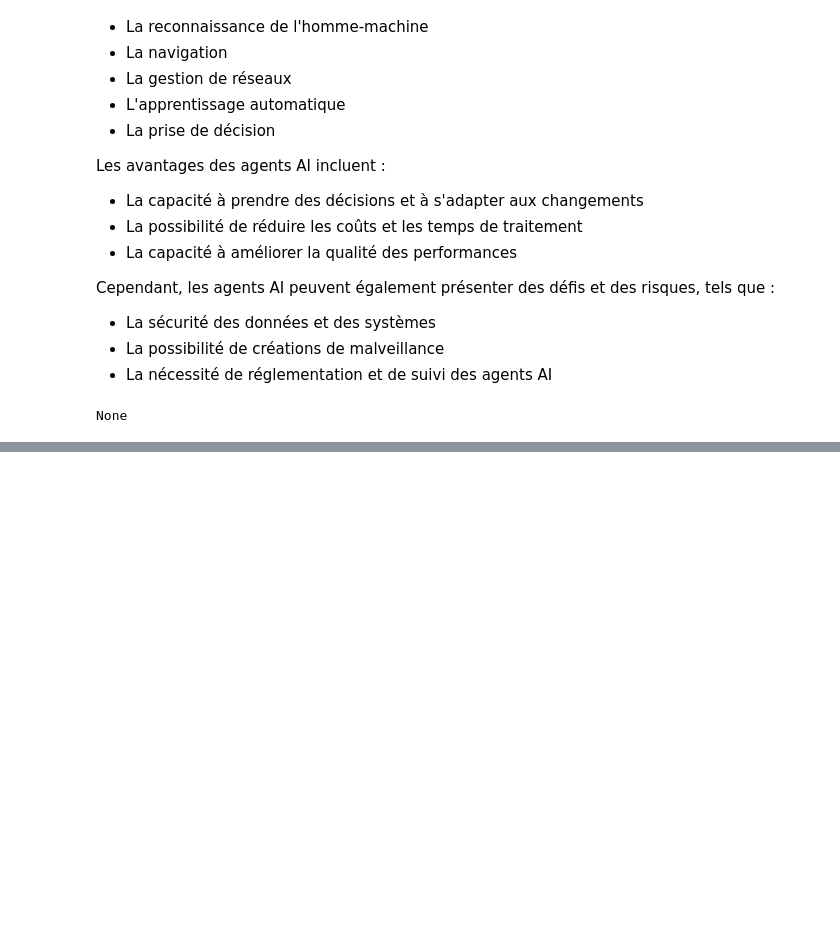
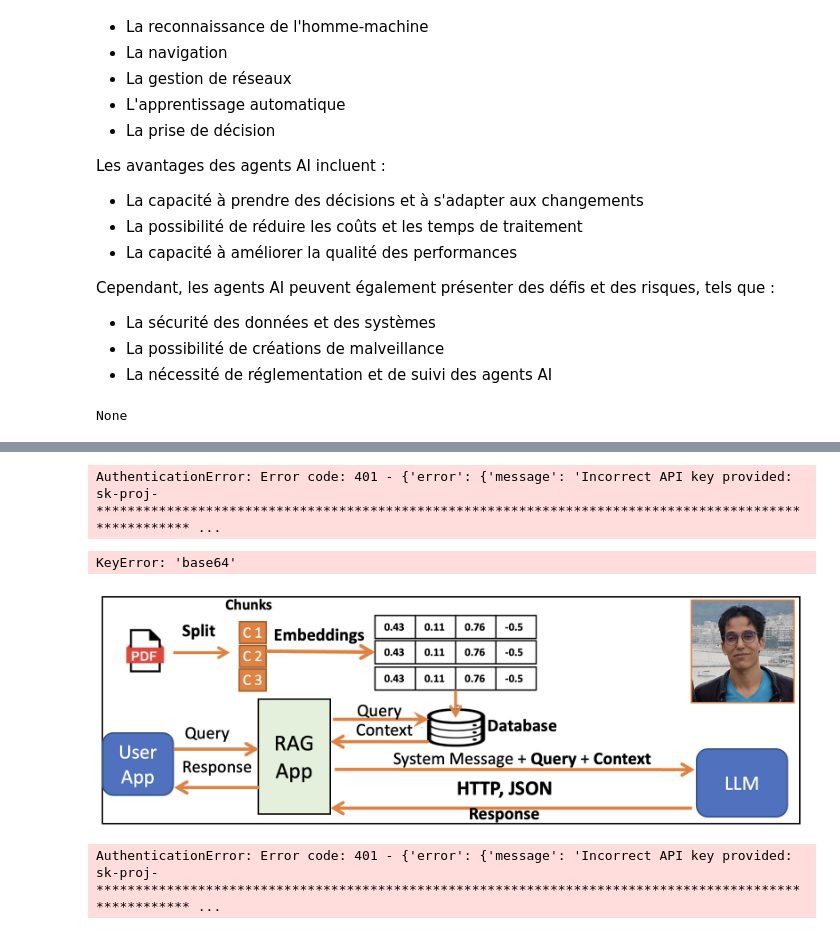
Before and after one commit to ilyashajji/AiAgentTP1, a Jupyter notebook: sma.ipynb, the cells around one changed output, grey strips where cells are left out. Saved outputs shown, nothing was run; the diff lists cells and outputs as text; code cells hidden in the pictures; blank space fills up the shorter version.

```diff
--- a/sma.ipynb
+++ b/sma.ipynb
@@ -203,0 +286,7 @@ None
+# %%
+resp=llm_with_tools.invoke(input=[
+    SystemMessage(""),
+    HumanMessage("Je veux une image d'un petit chien qui code python")
+])
+# %% [output]
+AuthenticationError: Error code: 401 - {'error': {'message': 'Incorrect API key provided: sk-proj-****************************************************************************************************** ...
@@ -203,0 +296,10 @@ None
+# %%
+Image(base64.b64decode(resp.content_blocks[0]['base64']))
+# %% [output]
+KeyError: 'base64'
+# %%
+path="rag.png"
+# %%
+Image(path)
+# %% [output]
+[figure, added]
@@ -203,0 +311,10 @@ None
+# %%
+resp=llm6.invoke(input=[
+HumanMessage(content=[
+{"type":"text","text":"Explique moi ce qu'il y a dans cette image"},
+{"type":"image_url","image_url":{"url":f"embedded-picture"}}
+])
+
+])
+# %% [output]
+AuthenticationError: Error code: 401 - {'error': {'message': 'Incorrect API key provided: sk-proj-****************************************************************************************************** ...
```
Also changed, not shown: parts of 12 cells of this notebook, 2 other files.
